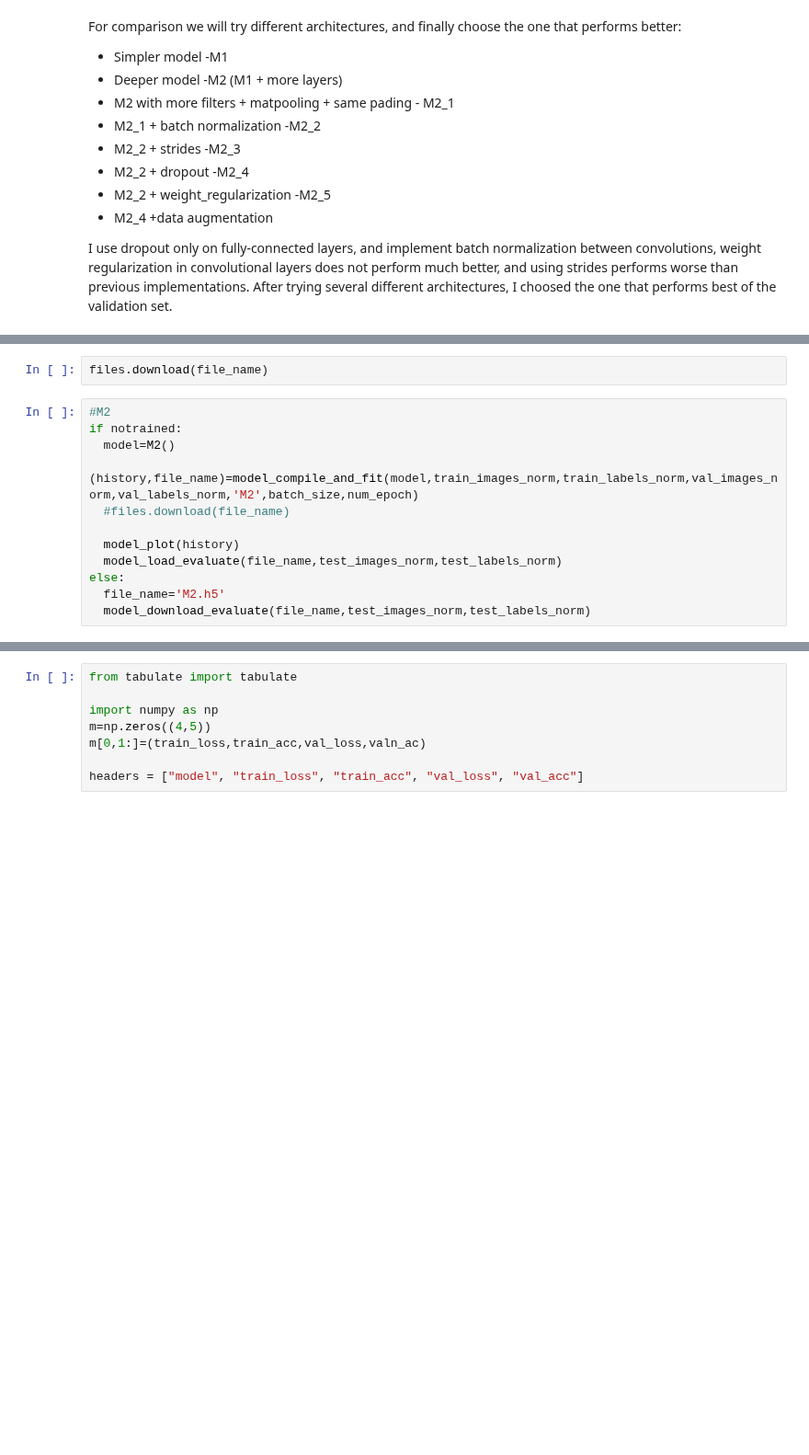
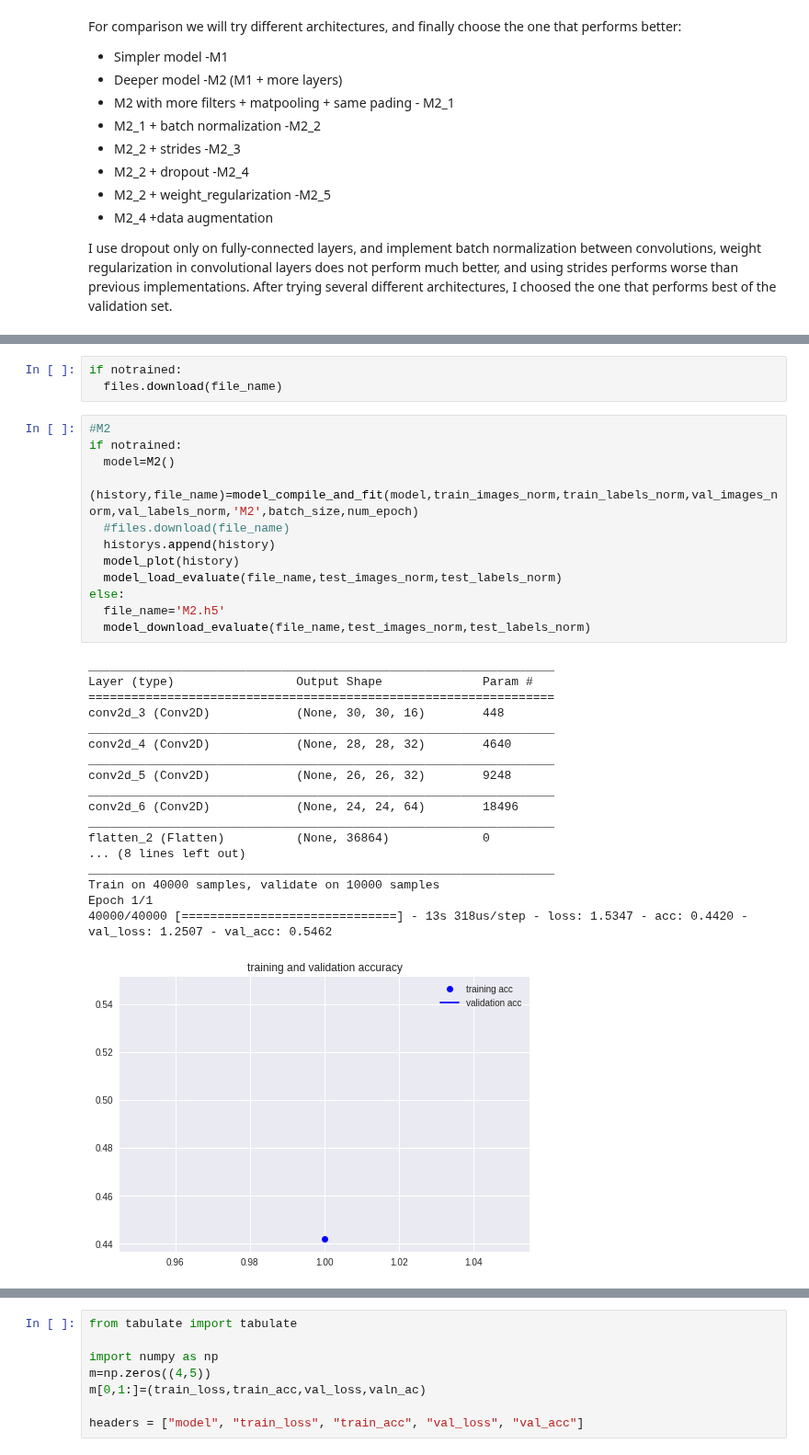
Before and after one commit to rvalienter90/UCF, a Jupyter notebook: CAP-5610_MACHINE LEARNING/HW2/HW2.ipynb, the cells around one changed output, grey strips where cells are left out. Shown at 92% size. Drawn from its saved outputs; the diff is of its cells as text; blank space fills up the shorter version.

```diff
--- a/CAP-5610_MACHINE LEARNING/HW2/HW2.ipynb
+++ b/CAP-5610_MACHINE LEARNING/HW2/HW2.ipynb
@@ -1010,14 +1066,34 @@ else:
 # %%
-files.download(file_name)
+if notrained:
+  files.download(file_name)
 # %%
 #M2
 if notrained:
   model=M2()
   (history,file_name)=model_compile_and_fit(model,train_images_norm,train_labels_norm,val_images_norm,val_labels_norm,'M2',batch_size,num_epoch)
   #files.download(file_name)
-
+  historys.append(history)
   model_plot(history)
   model_load_evaluate(file_name,test_images_norm,test_labels_norm)
 else:
   file_name='M2.h5'
   model_download_evaluate(file_name,test_images_norm,test_labels_norm)
+# %% [output]
+_________________________________________________________________
+Layer (type)                 Output Shape              Param #
+=================================================================
+conv2d_3 (Conv2D)            (None, 30, 30, 16)        448
+_________________________________________________________________
+conv2d_4 (Conv2D)            (None, 28, 28, 32)        4640
+_________________________________________________________________
+conv2d_5 (Conv2D)            (None, 26, 26, 32)        9248
+_________________________________________________________________
+conv2d_6 (Conv2D)            (None, 24, 24, 64)        18496
+_________________________________________________________________
+flatten_2 (Flatten)          (None, 36864)             0
+... (8 lines left out)
+_________________________________________________________________
+Train on 40000 samples, validate on 10000 samples
+Epoch 1/1
+40000/40000 [==============================] - 13s 318us/step - loss: 1.5347 - acc: 0.4420 - val_loss: 1.2507 - val_acc: 0.5462
+[figure, added]
```
Also changed, not shown: parts of 21 cells of this notebook.
